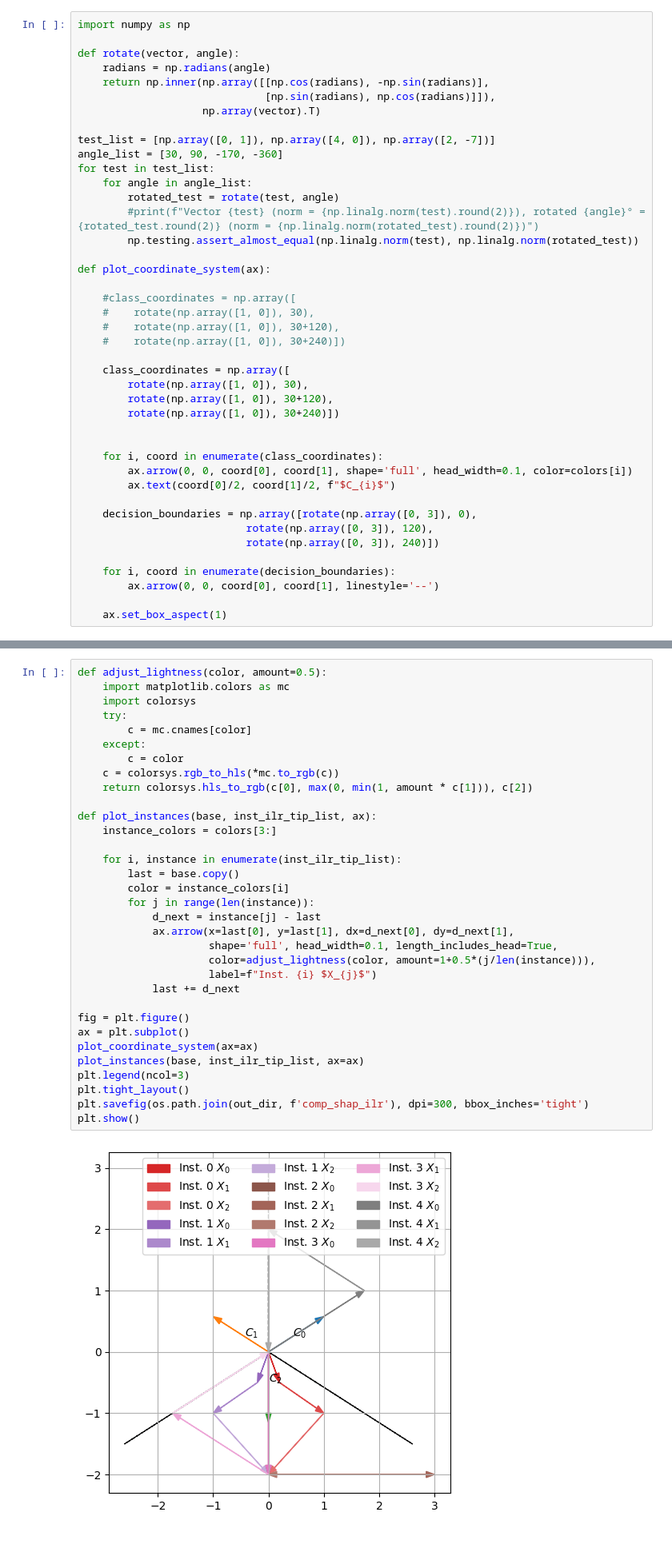
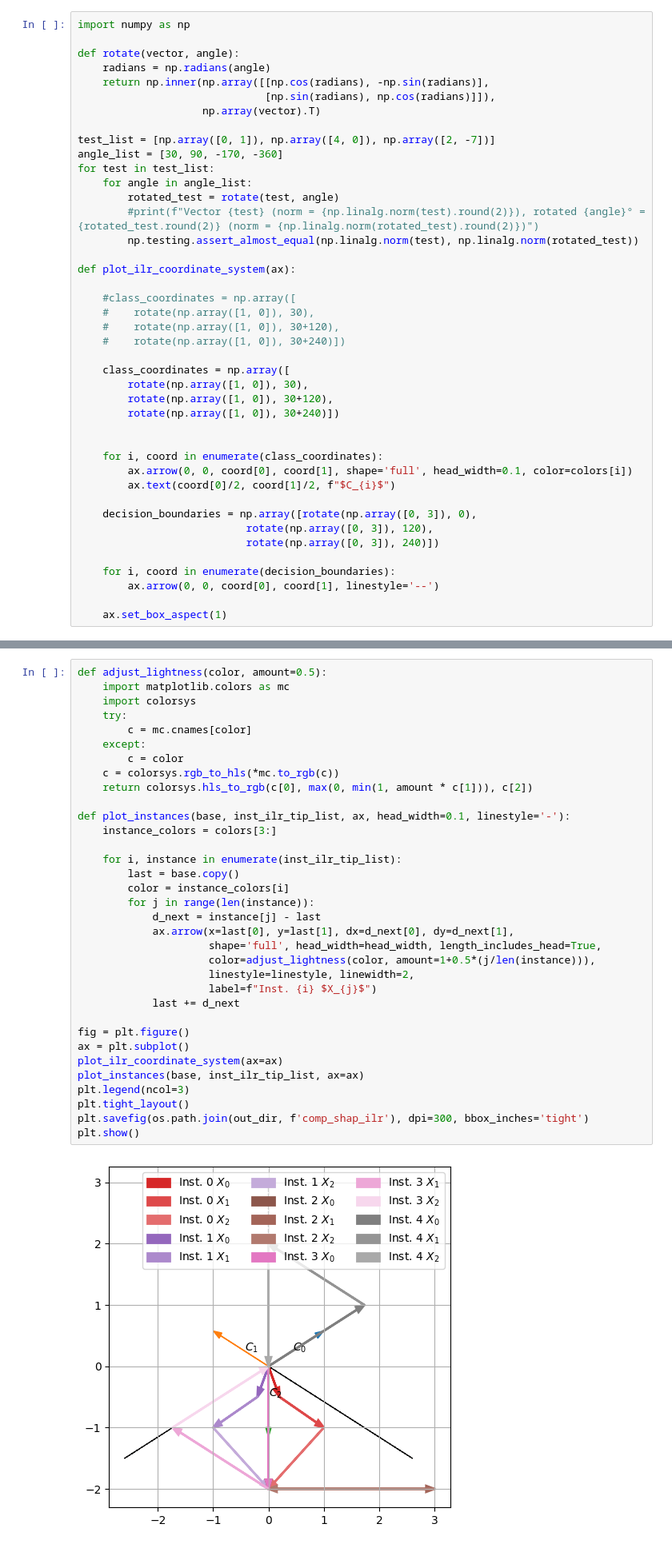
Before and after one commit to shapley-composition/ecai-2024-code-and-exp, a Jupyter notebook: toy_example_in_ilr_and_shap.ipynb, the cells around one changed output, grey strips where cells are left out. Shown at 80% size. Cells and saved outputs as stored; diff of their text form.

```diff
--- a/toy_example_in_ilr_and_shap.ipynb
+++ b/toy_example_in_ilr_and_shap.ipynb
@@ -62,7 +62,7 @@ for test in test_list:
         #print(f"Vector {test} (norm = {np.linalg.norm(test).round(2)}), rotated {angle}° = {rotated_test.round(2)} (norm = {np.linalg.norm(rotated_test).round(2)})")
         np.testing.assert_almost_equal(np.linalg.norm(test), np.linalg.norm(rotated_test))
 
-def plot_coordinate_system(ax):
+def plot_ilr_coordinate_system(ax):
 
     #class_coordinates = np.array([
     #    rotate(np.array([1, 0]), 30),
@@ -161,37 +161,38 @@ Instance 4
 def adjust_lightness(color, amount=0.5):
     import matplotlib.colors as mc
     import colorsys
     try:
         c = mc.cnames[color]
     except:
         c = color
     c = colorsys.rgb_to_hls(*mc.to_rgb(c))
     return colorsys.hls_to_rgb(c[0], max(0, min(1, amount * c[1])), c[2])
 
-def plot_instances(base, inst_ilr_tip_list, ax):
+def plot_instances(base, inst_ilr_tip_list, ax, head_width=0.1, linestyle='-'):
     instance_colors = colors[3:]
 
     for i, instance in enumerate(inst_ilr_tip_list):
         last = base.copy()
         color = instance_colors[i]
         for j in range(len(instance)):
             d_next = instance[j] - last
             ax.arrow(x=last[0], y=last[1], dx=d_next[0], dy=d_next[1],
-                     shape='full', head_width=0.1, length_includes_head=True,
+                     shape='full', head_width=head_width, length_includes_head=True,
                      color=adjust_lightness(color, amount=1+0.5*(j/len(instance))),
+                     linestyle=linestyle, linewidth=2,
                      label=f"Inst. {i} $X_{j}$")
             last += d_next
 
 fig = plt.figure()
 ax = plt.subplot()
-plot_coordinate_system(ax=ax)
+plot_ilr_coordinate_system(ax=ax)
 plot_instances(base, inst_ilr_tip_list, ax=ax)
 plt.legend(ncol=3)
 plt.tight_layout()
 plt.savefig(os.path.join(out_dir, f'comp_shap_ilr'), dpi=300, bbox_inches='tight')
 plt.show()
 # %% [output]
-[figure, old version]
+[figure, new version]
 # %% [markdown]
 ## Compute Shapley contribution of each feature in the ILR and space
 
```
Also changed, not shown: parts of 8 cells of this notebook.
